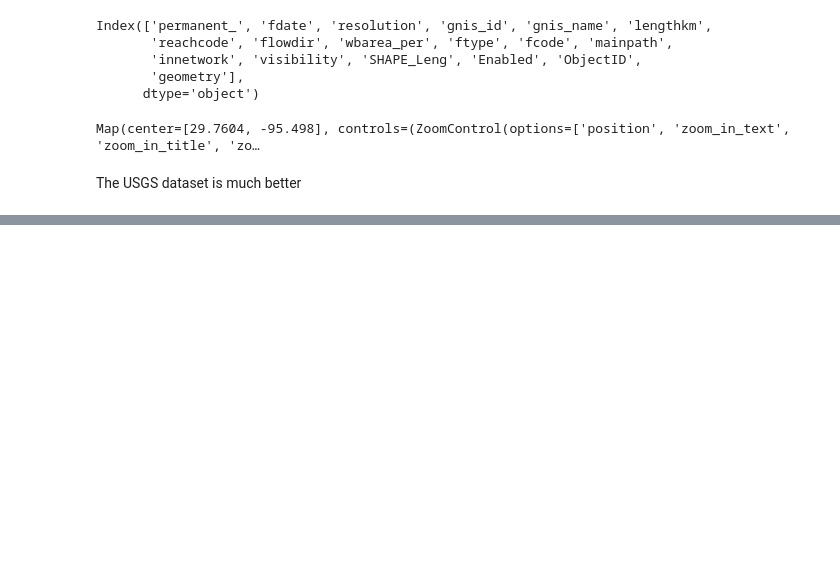
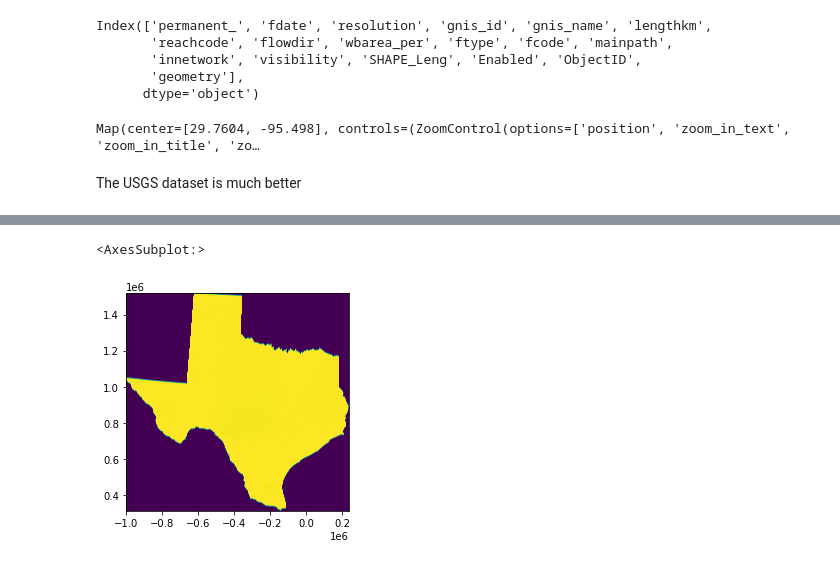
Before and after one commit to JustinGOSSES/river-maps-experiments, a Jupyter notebook: notebooks/Exploration.ipynb, the cells around one changed output, grey strips where cells are left out. Cells and saved outputs as stored; diff of their text form; code cells hidden in the pictures; blank space fills up the shorter version.

```diff
--- a/notebooks/Exploration.ipynb
+++ b/notebooks/Exploration.ipynb
@@ -283,0 +456,9 @@ The USGS dataset is much better
+# %%
+import matplotlib
+f,ax = matplotlib.pyplot.subplots()
+
+chicago = rasterio.open(path_to_ecosystems_tif)
+rasterio.plot.show(chicago.read(), ax = ax, transform = chicago.transform)
+# %% [output]
+<AxesSubplot:>
+[figure, added]
```
Also changed, not shown: parts of 33 cells of this notebook.
